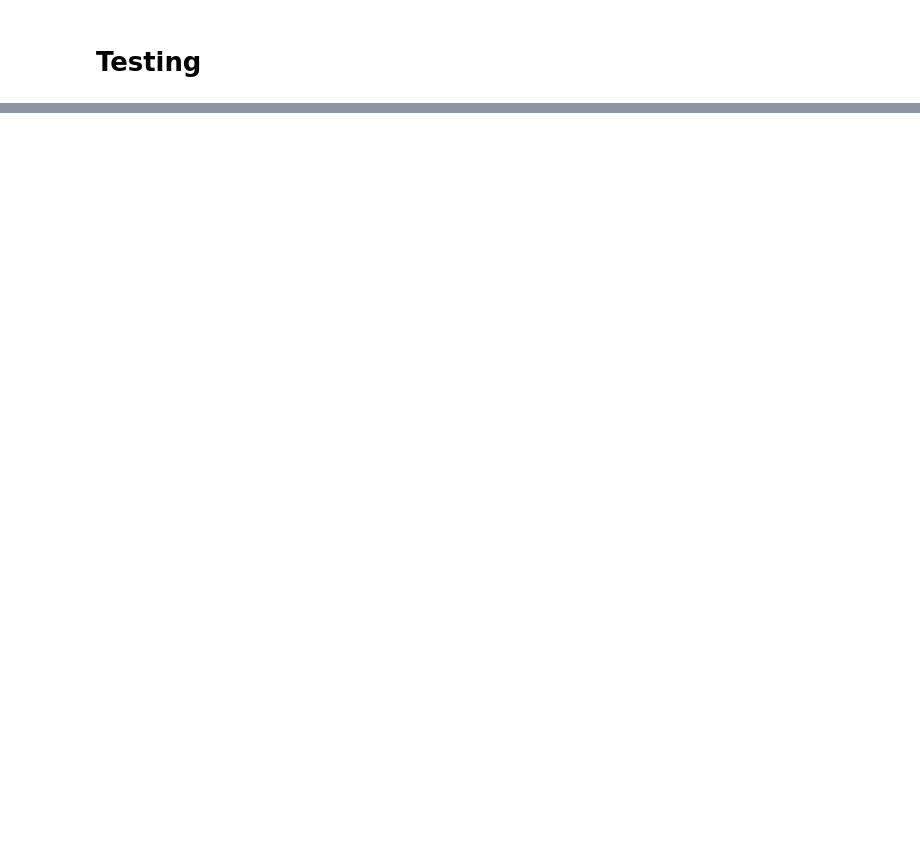
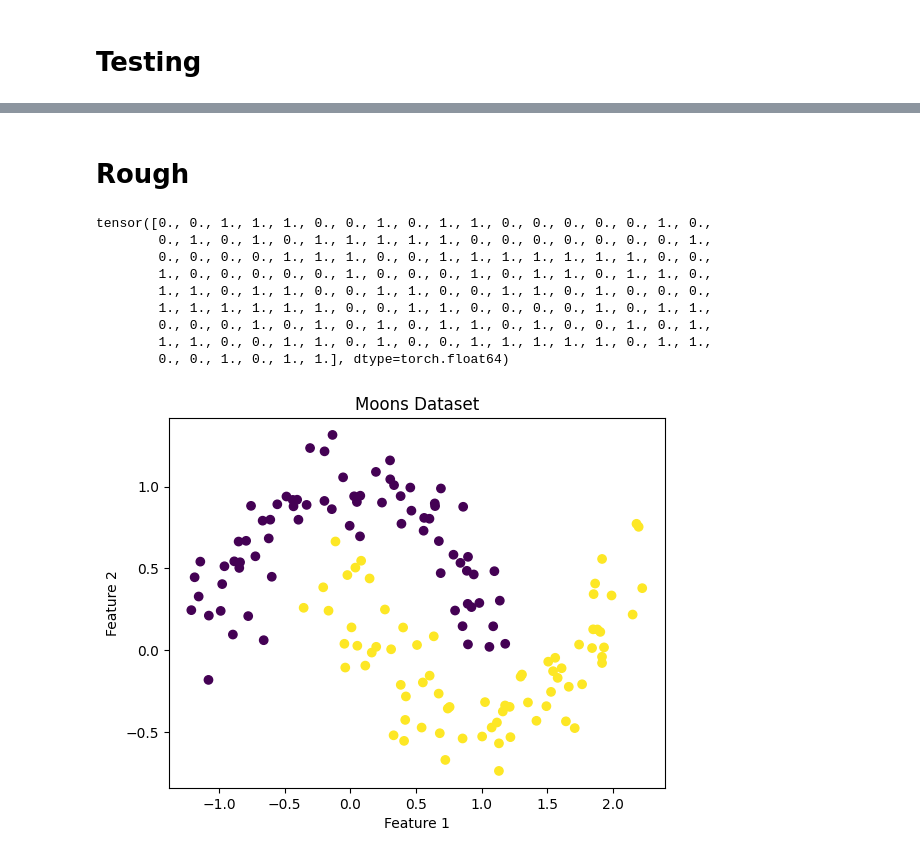
Before and after one commit to chirag-25/CNP, a Jupyter notebook: makemoons.ipynb, the cells around one changed output, grey strips where cells are left out. Drawn from its saved outputs; the diff is of its cells as text; code cells hidden in the pictures; blank space fills up the shorter version.

```diff
--- a/makemoons.ipynb
+++ b/makemoons.ipynb
@@ -293,0 +340,24 @@ interactive(children=(IntSlider(value=150, description='num_samples', max=1000,
+# %% [markdown]
+# Rough
+# %%
+
+X, y = make_moons(150, noise=0.15, random_state=42)
+
+# Plot the dataset
+y = torch.tensor(y, dtype=float)
+plt.scatter(X[:, 0], X[:, 1], c=y)
+plt.xlabel("Feature 1")
+plt.ylabel("Feature 2")
+plt.title("Moons Dataset")
+print(y)
+# %% [output]
+tensor([0., 0., 1., 1., 1., 0., 0., 1., 0., 1., 1., 0., 0., 0., 0., 0., 1., 0.,
+        0., 1., 0., 1., 0., 1., 1., 1., 1., 1., 0., 0., 0., 0., 0., 0., 0., 1.,
+        0., 0., 0., 0., 1., 1., 1., 0., 0., 1., 1., 1., 1., 1., 1., 1., 0., 0.,
+        1., 0., 0., 0., 0., 0., 1., 0., 0., 0., 1., 0., 1., 1., 0., 1., 1., 0.,
+        1., 1., 0., 1., 1., 0., 0., 1., 1., 0., 0., 1., 1., 0., 1., 0., 0., 0.,
+        1., 1., 1., 1., 1., 1., 0., 0., 1., 1., 0., 0., 0., 0., 1., 0., 1., 1.,
+        0., 0., 0., 1., 0., 1., 0., 1., 0., 1., 1., 0., 1., 0., 0., 1., 0., 1.,
+        1., 1., 0., 0., 1., 1., 0., 1., 0., 0., 1., 1., 1., 1., 1., 0., 1., 1.,
+        0., 0., 1., 0., 1., 1.], dtype=torch.float64)
+[figure, added]
```
Also changed, not shown: parts of 3 cells of this notebook.
